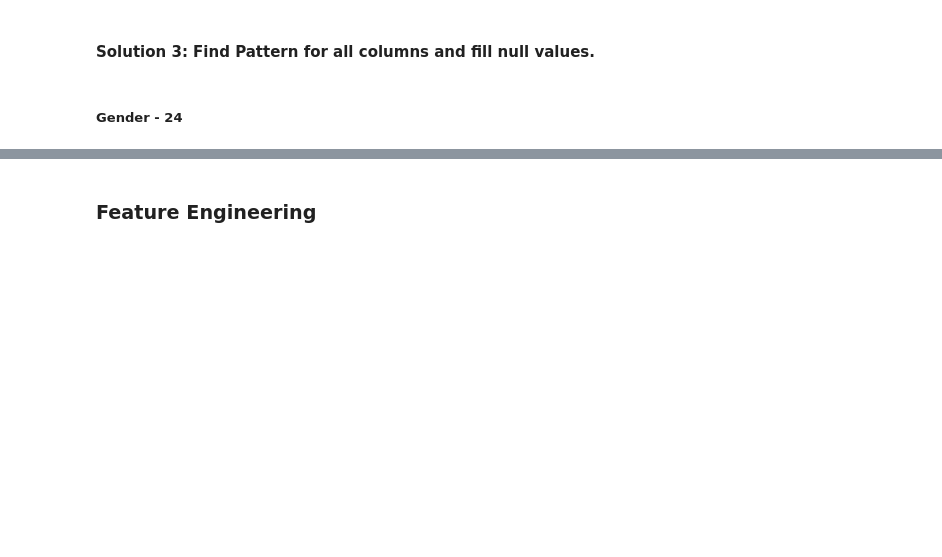
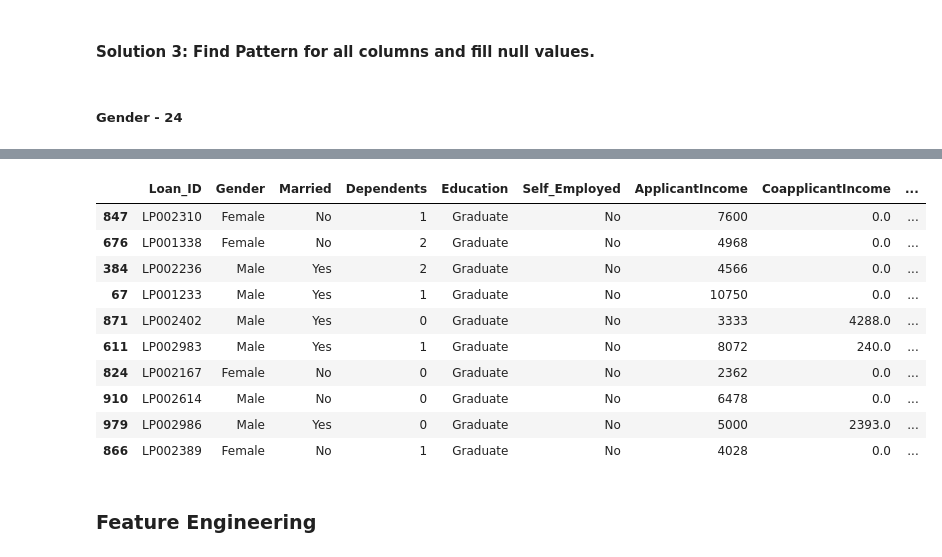
Before and after one commit to Dhruv-Chandra/Loan-Prediction, a Jupyter notebook: Loan_Prediction.ipynb, the cells around one changed output, grey strips where cells are left out. Cells and saved outputs as stored; diff of their text form; code cells hidden in the pictures; blank space fills up the shorter version.

```diff
--- a/Loan_Prediction.ipynb
+++ b/Loan_Prediction.ipynb
@@ -637,3 +668,17 @@ bivariate(y = "Gender", rows = 4)
+# %%
+combined[combined.Self_Employed.notnull()].sample(10)
+# %% [output]
+|  | Loan_ID | Gender | Married | Dependents | Education | Self_Employed | ApplicantIncome | CoapplicantIncome | ... |
+| 847 | LP002310 | Female | No | 1 | Graduate | No | 7600 | 0.0 | ... |
+| 676 | LP001338 | Female | No | 2 | Graduate | No | 4968 | 0.0 | ... |
+| 384 | LP002236 | Male | Yes | 2 | Graduate | No | 4566 | 0.0 | ... |
+| 67 | LP001233 | Male | Yes | 1 | Graduate | No | 10750 | 0.0 | ... |
+| 871 | LP002402 | Male | Yes | 0 | Graduate | No | 3333 | 4288.0 | ... |
+| 611 | LP002983 | Male | Yes | 1 | Graduate | No | 8072 | 240.0 | ... |
+| 824 | LP002167 | Female | No | 0 | Graduate | No | 2362 | 0.0 | ... |
+| 910 | LP002614 | Male | No | 0 | Graduate | No | 6478 | 0.0 | ... |
+| 979 | LP002986 | Male | Yes | 0 | Graduate | No | 5000 | 2393.0 | ... |
+| 866 | LP002389 | Female | No | 1 | Graduate | No | 4028 | 0.0 | ... |
 # %% [markdown]
 ### Feature Engineering
 # %%
```
Also changed, not shown: parts of 28 cells of this notebook.
